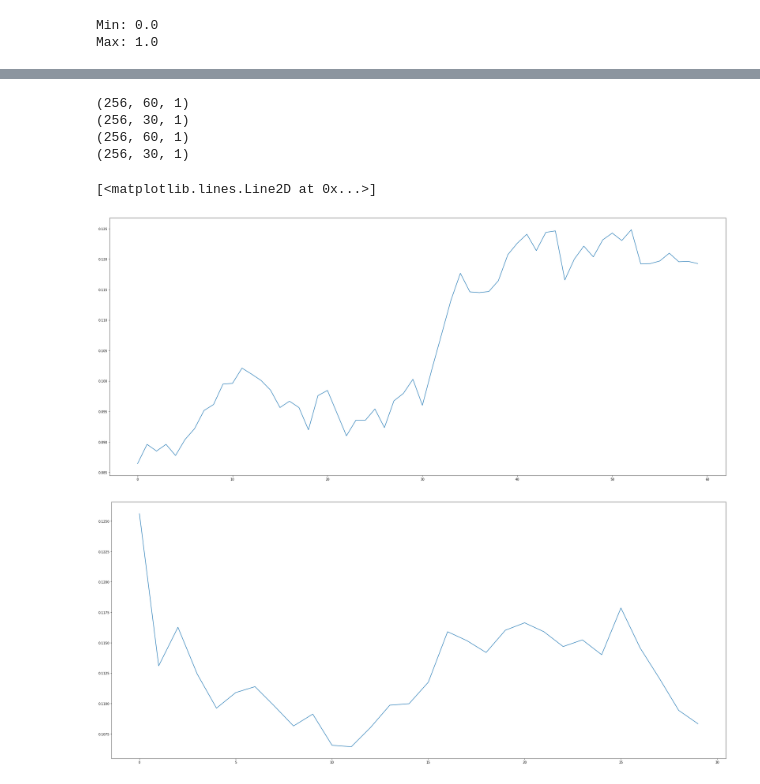
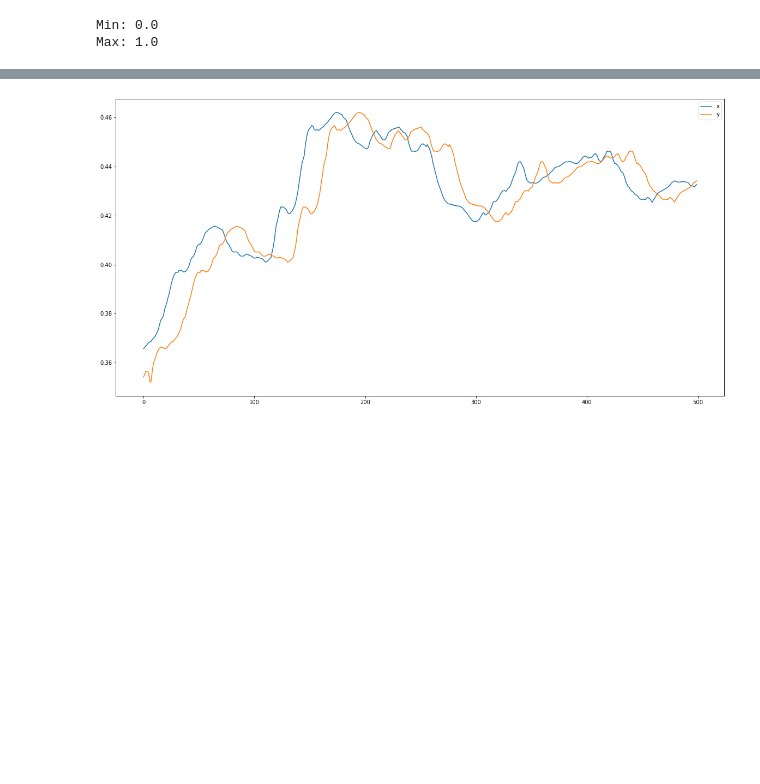
Before and after one commit to aerfio/magisterka, a Jupyter notebook: gru-test.ipynb, the cells around one changed output, grey strips where cells are left out. Cells and saved outputs as stored; diff of their text form; code cells hidden in the pictures; blank space fills up the shorter version.

```diff
--- a/gru-test.ipynb
+++ b/gru-test.ipynb
@@ -230,9 +165,0 @@ generator = batch_generator(batch_size=BATCH_SIZE,
-# %%
-x_batch, y_batch = next(generator)
-print(x_batch.shape)
-print(y_batch.shape)
-# %% [output]
-(256, 60, 1)
-(256, 30, 1)
-(256, 60, 1)
-(256, 30, 1)
@@ -241,15 +165,0 @@ print(y_batch.shape)
-# %%
-batch = 0
-signal = 0
-seqx = x_batch[batch, :, signal]
-_, axes = plt.subplots(figsize=(35,15))
-axes.plot(seqx)
-
-seqy = y_batch[batch, :, signal]
-_, axes = plt.subplots(figsize=(35,15))
-axes.plot(seqy)
-# pd.DataFrame(data={"seqx":seqx, "seqy":seqy}).plot(figsize=(30,15))
-# %% [output]
-[<matplotlib.lines.Line2D at 0x...>]
-[figure, removed]
-[figure, removed]
@@ -258,0 +166,10 @@ validation_data = (np.expand_dims(x_test_scaled, axis=0),
+# %%
+def printXYData(x,y, start=0, end=200):
+    x_re=x.reshape(1,-1)[0]
+    y_re=y.reshape(1,-1)[0]
+    pd.DataFrame(data={"x":x_re[start:end], "y":y_re[start:end]}).plot(figsize=(20,10))
+
+
+printXYData(x_train_scaled, y_train_scaled, 0, 500)
+# %% [output]
+[figure, added]
```
Also changed, not shown: parts of 55 cells of this notebook, 1 other file.
